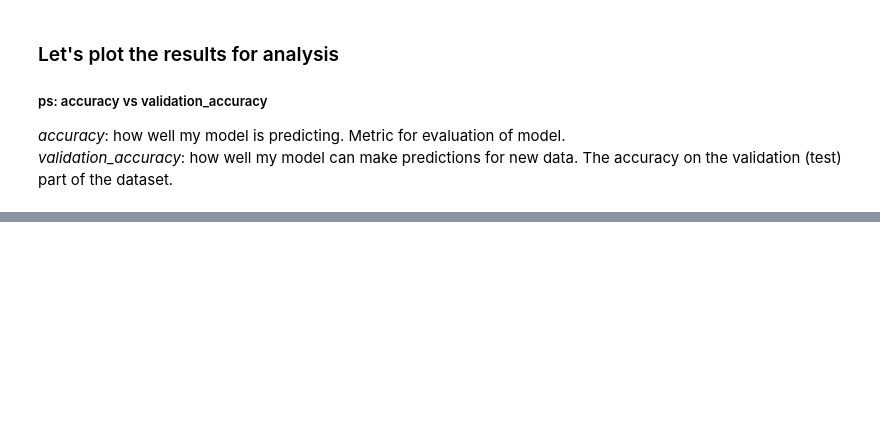
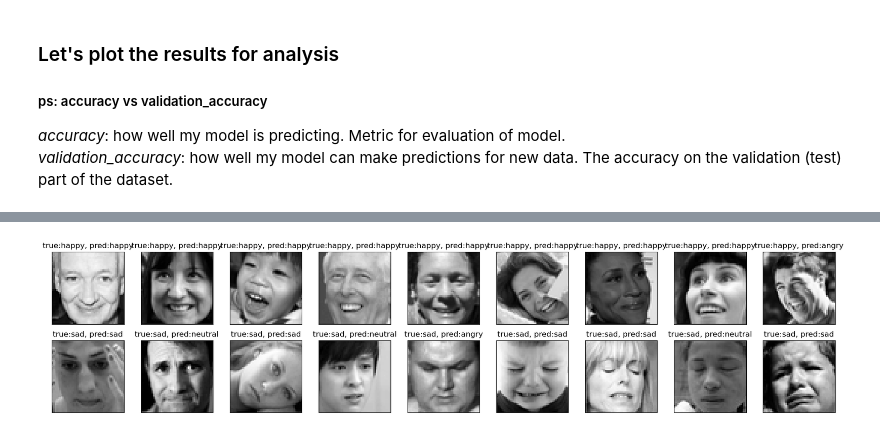
Before and after one commit to danidimarti/final-project_face-rec-sys, a Jupyter notebook: Model/collection-training.ipynb, the cells around one changed output, grey strips where cells are left out. Drawn from its saved outputs; the diff is of its cells as text; code cells hidden in the pictures; blank space fills up the shorter version.

```diff
--- a/Model/collection-training.ipynb
+++ b/Model/collection-training.ipynb
@@ -418,0 +463,31 @@ AttributeError: 'Sequential' object has no attribute 'predict_classes'
+# %%
+mapper = {
+    0: "angry",
+    1: "happy",
+    2: "sad",
+    3: 'neutral'
+}
+
+np.random.seed(2)
+random_sad_imgs = np.random.choice(np.where(y_valid[:, 1]==1)[0], size=9)
+random_neutral_imgs = np.random.choice(np.where(y_valid[:, 2]==1)[0], size=9)
+
+fig = pyplot.figure(1, (18, 4))
+
+for i, (sadidx, neuidx) in enumerate(zip(random_sad_imgs, random_neutral_imgs)):
+        ax = pyplot.subplot(2, 9, i+1)
+        sample_img = X_valid[sadidx,:,:,0]
+        ax.imshow(sample_img, cmap='gray')
+        ax.set_xticks([])
+        ax.set_yticks([])
+        ax.set_title(f"true:happy, pred:{mapper[model.predict(sample_img.reshape(1,48,48,1)).argmax()]}")
+
+
+        ax = pyplot.subplot(2, 9, i+10)
+        sample_img = X_valid[neuidx,:,:,0]
+        ax.imshow(sample_img, cmap='gray')
+        ax.set_xticks([])
+        ax.set_yticks([])
+        ax.set_title(f"true:sad, pred:{mapper[model.predict(sample_img.reshape(1,48,48,1)).argmax()]}")
+        pyplot.tight_layout()
+# %% [output]
@@ -418,0 +512 @@ AttributeError: 'Sequential' object has no attribute 'predict_classes'
+[figure, added]
```
Also changed, not shown: parts of 9 cells of this notebook, 12 other files.
